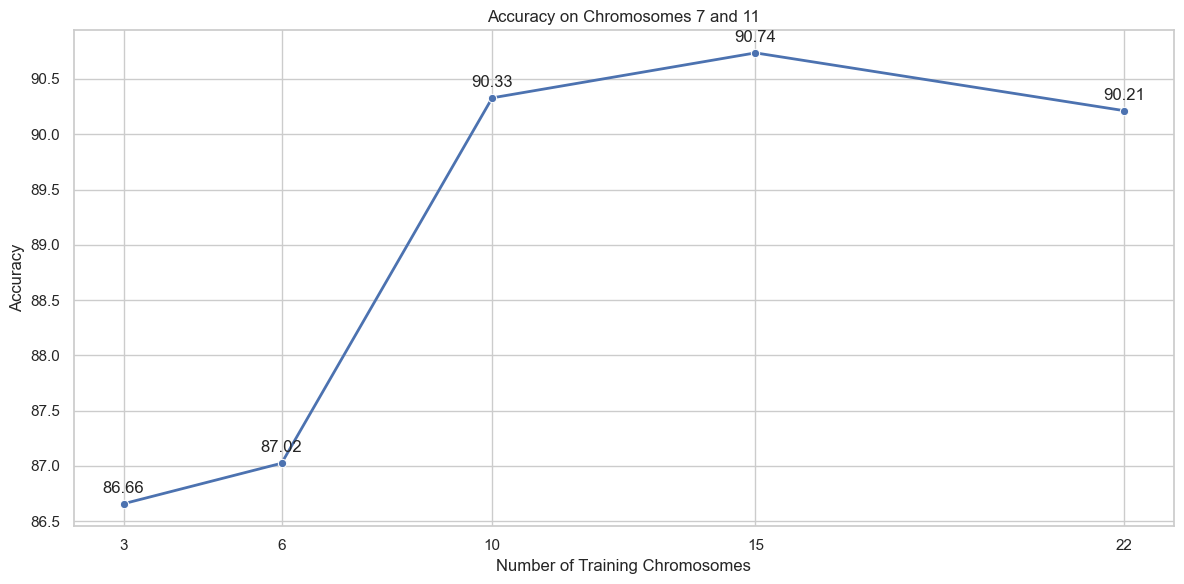
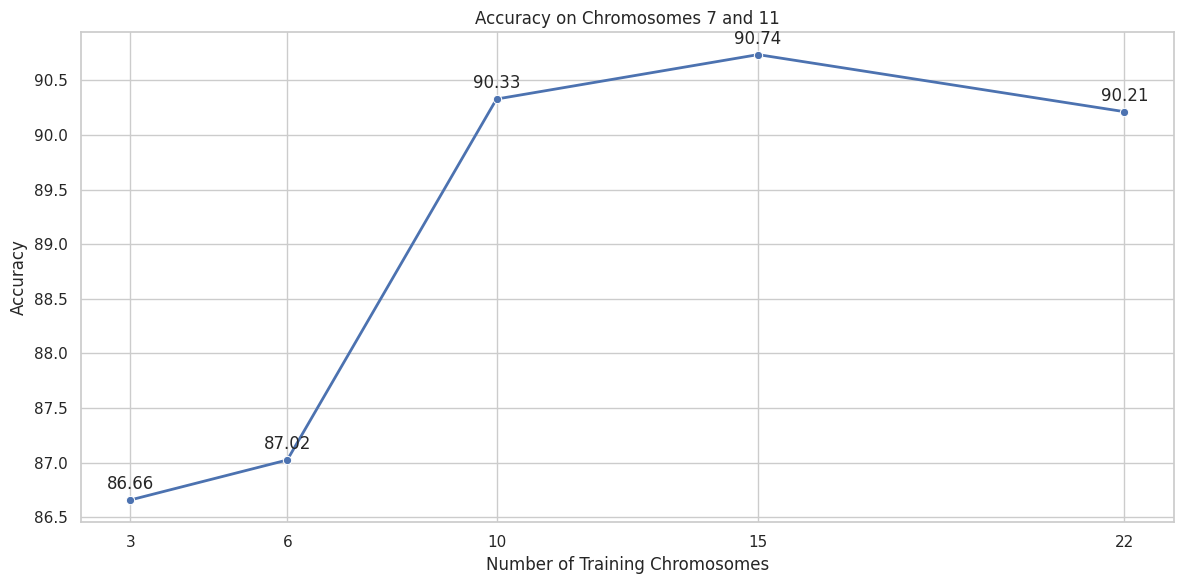
Code edit (unified diff) that turned the first committed figure into the second:
--- before
+++ after
@@ -35,3 +35,4 @@
 
 plt.tight_layout()
+plt.savefig("/data1/home/trodriguez/Accuracy_Chr7_Chr11.pdf")
 plt.show()

Commit: Incorporating Past Year's Analysis Changes